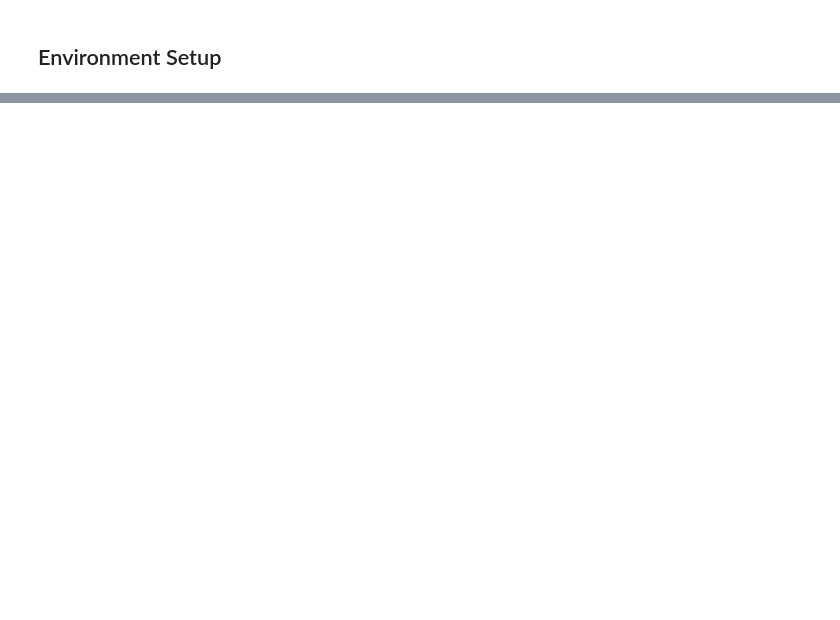
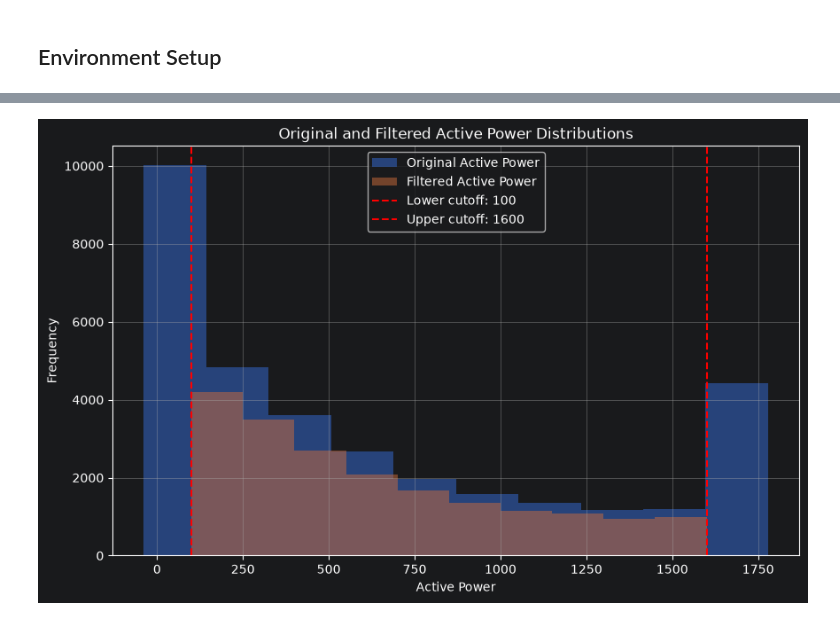
Before and after one commit to fundthmcalculus/grad-school, a Jupyter notebook: CS6101/Phillips_Project_Final.ipynb, the cells around one changed output, grey strips where cells are left out. Saved outputs shown, nothing was run; the diff lists cells and outputs as text; code cells hidden in the pictures; blank space fills up the shorter version.

Commit message:
CS6101: Update final project notebook with problem statement, flattened preprocessing steps, and initial label cleanup

```diff
--- a/CS6101/Phillips_Project_Final.ipynb
+++ b/CS6101/Phillips_Project_Final.ipynb
@@ -267,0 +78,33 @@ print("✅ Public checks passed.")
+# %%
+from sklearn.preprocessing import StandardScaler
+
+label_name = 'ActivePower'
+raw_data['Regression_Label'] = raw_data[label_name]
+
+# Because the histogram is imbalanced with 0s, remove those - TODO - See if we can include those again!
+lower_limit = 100
+upper_limit = 1600  # There's a lot at ~1750
+
+plt.figure(figsize=(10, 6))
+raw_data['Regression_Label'].hist(alpha=0.5, label='Original Active Power')
+filtered_data = raw_data[(raw_data['Regression_Label'] > lower_limit) & (raw_data['Regression_Label'] < upper_limit)].copy()
+filtered_data['Regression_Label'].hist(alpha=0.5, label='Filtered Active Power')
+plt.axvline(lower_limit, color='red', linestyle='--', label=f'Lower cutoff: {lower_limit}')
+plt.axvline(upper_limit, color='red', linestyle='--', label=f'Upper cutoff: {upper_limit}')
+plt.xlabel('Active Power')
+plt.ylabel('Frequency')
+plt.title('Original and Filtered Active Power Distributions')
+plt.legend()
+plt.show()
+
+data = filtered_data
+# This bonus column is used for regression fitting convenience.
+data['SS_Regression_Label'] = data['Regression_Label']
+numeric_cols = raw_data.select_dtypes(include=[np.number]).columns
+feature_numeric_cols = [col for col in numeric_cols if
+                        col not in [label_name, 'Regression_Label', 'Classification_Label']]
+# NOW - Do the StandardScaler for clarity, we will inverse-transform at the end.
+s = StandardScaler()
+data[feature_numeric_cols] = s.fit_transform(data[feature_numeric_cols])
+# %% [output]
+[figure, added]
```
Also changed, not shown: parts of 43 cells of this notebook.
